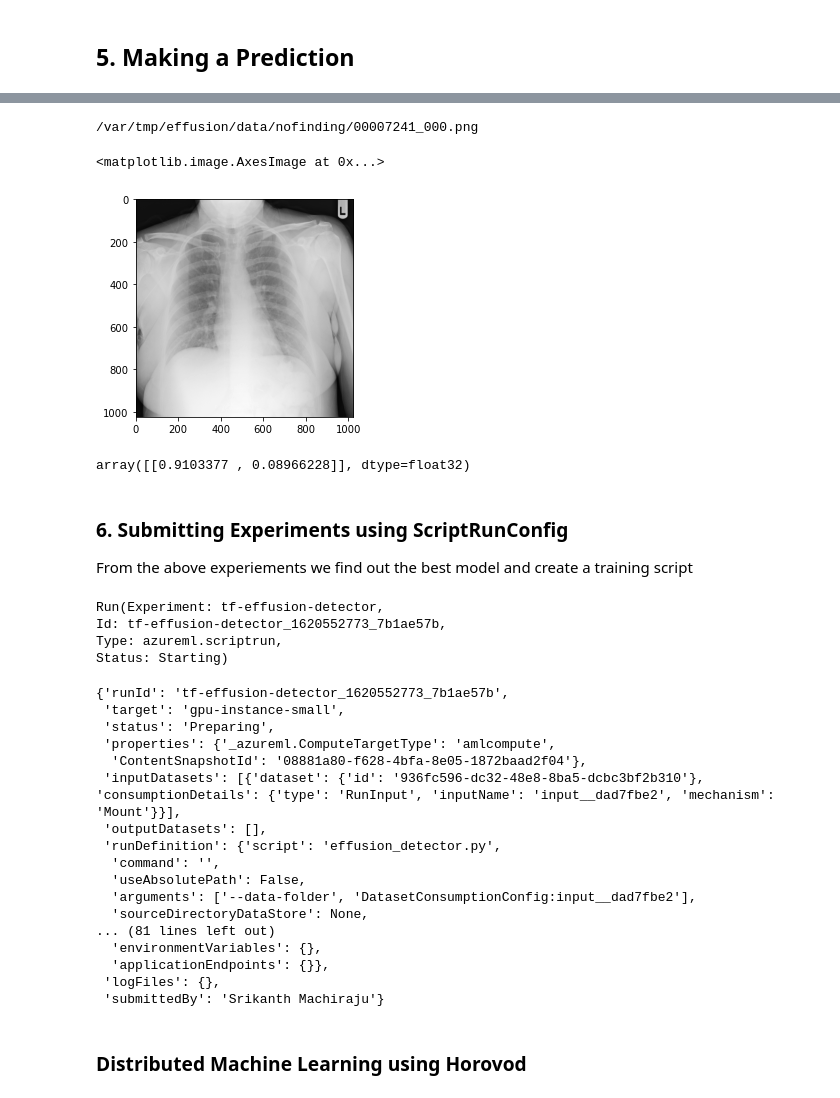
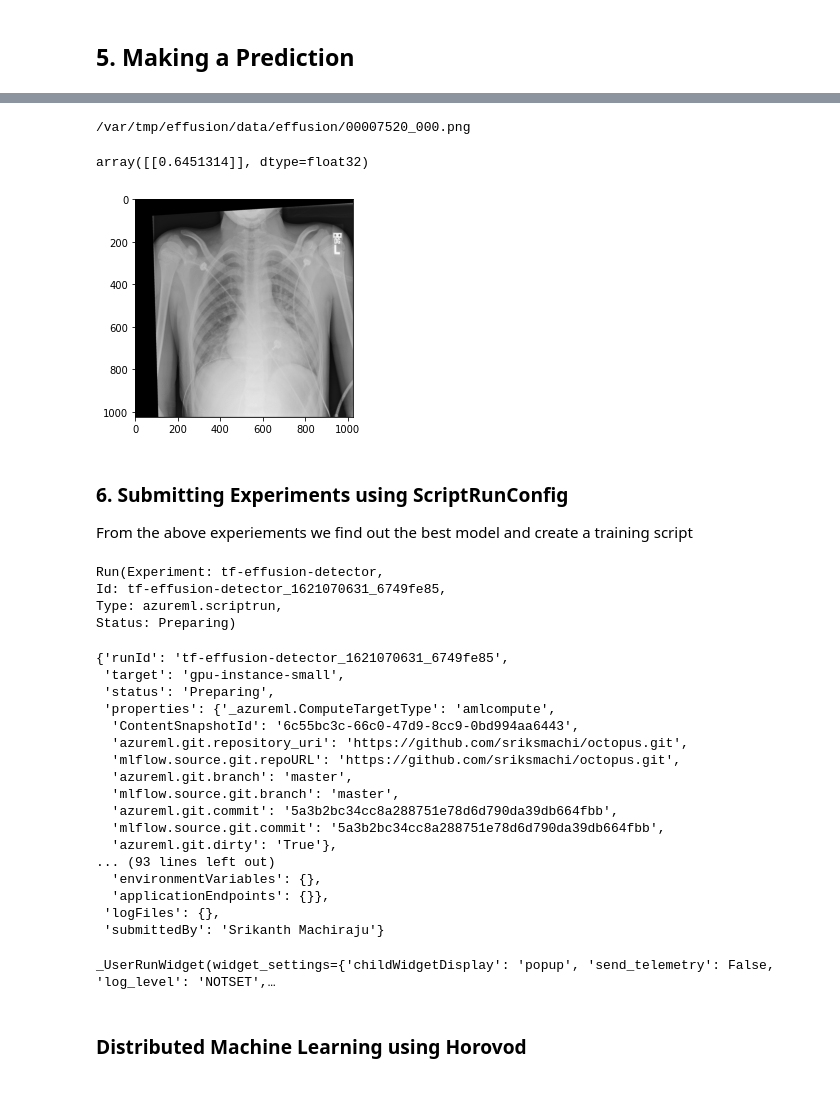
Before and after one commit to manjulakj/dl, a Jupyter notebook: Working_With_Chest_XRay_Images-.ipynb, the cells around one changed output, grey strips where cells are left out. Cells and saved outputs as stored; diff of their text form; code cells hidden in the pictures.

```diff
--- a/Working_With_Chest_XRay_Images-.ipynb
+++ b/Working_With_Chest_XRay_Images-.ipynb
@@ -334,7 +357,7 @@ class AugmentedDataGenerator(tf.keras.utils.Sequence):
                 continue
         X = np.delete(X, delete_rows, axis=0)
         y = np.delete(y, delete_rows, axis=0)
-        return X, k.utils.to_categorical(y, num_classes=self.n_classes)
+        return X, y
 # %% [markdown]
 ## 3. Ablation Run
 # %% [markdown]
@@ -351,7 +374,6 @@ cnn.fit(training_generator, epochs=1, validation_data=validation_generator)
 <tensorflow.python.keras.callbacks.History at 0x...>
 # %%
 training_generator = AugmentedDataGenerator('train', ablation=5)
-validation_generator = AugmentedDataGenerator('val', ablation=5)
 
 cnn.fit(training_generator, epochs=5, validation_data=None)
 # %% [output]
@@ -437,12 +474,14 @@ class DecayLR(tf.keras.callbacks.Callback):
 training_generator = AugmentedDataGenerator('train', ablation=None)
 validation_generator = AugmentedDataGenerator('val', ablation=None)
 
+class_weight = {0: 1., 1: 10.}
 auc_logger = roc_callback()
+os.makedirs('models', exist_ok=True)
 filepath = 'models/best_model.hdf5'
 checkpoint = ModelCheckpoint(filepath, monitor='val_auc', verbose=1, save_best_only=True, mode='max')
-
+ES = tf.keras.callbacks.EarlyStopping(monitor='val_auc', patience=5, verbose=1, mode='max')
 decay = DecayLR()
 
-cnn.fit(training_generator, epochs=10, validation_data=validation_generator, callbacks=[auc_logger, decay, checkpoint])
+history = cnn.fit(training_generator, epochs=10, validation_data=validation_generator, callbacks=[auc_logger, decay, ES, checkpoint], class_weight=class_weight)
 # %% [output]
 Epoch 1/10
@@ -467,4 +509,4 @@ Epoch 00010: val_auc did not improve from 0.93735
 ## 5. Making a Prediction
 # %%
 from tensorflow.keras.models import load_model
-final_model = cnn.load_weights('models/best_model.hdf5')
+cnn.load_weights('models/best_model.hdf5')
@@ -477,19 +513,16 @@ ii  libhdf5-serial-dev                     1.10.0-patch1+docs-4
 # %%
-validation_path = os.path.join(DATASET_PATH, disease_cls[1], '*')
+validation_path = os.path.join(DATASET_PATH, disease_cls[0], '*')
 validations = glob.glob(validation_path)
 image_id = np.random.randint(0, len(validations))
 print(validations[image_id])
 validation = cv2.imread(validations[image_id], cv2.IMREAD_GRAYSCALE)
 plt.imshow(validation,cmap='gray')
+img = preprocess_img(validation[:, :, np.newaxis], 'validation')
+cnn.predict(img[np.newaxis,:])
 # %% [output]
-/var/tmp/effusion/data/nofinding/00007241_000.png
+/var/tmp/effusion/data/effusion/00007520_000.png
-<matplotlib.image.AxesImage at 0x...>
+array([[0.6451314]], dtype=float32)
-[figure, old version]
+[figure, new version]
-# %%
-img = preprocess_img(validation[:, :, np.newaxis], 'validation')
-final_model.predict(img[np.newaxis,:])
-# %% [output]
-array([[0.9103377 , 0.08966228]], dtype=float32)
 # %% [markdown]
 ### 6. Submitting Experiments using ScriptRunConfig
 
@@ -510,50 +543,48 @@ experiment_name = 'tf-effusion-detector'
 experiment = Experiment(ws, name=experiment_name)
 
 tf_env = Environment("tensorflow-2.3-gpu")
-
 packages = CondaDependencies.create(conda_packages=['scikit-learn','pip'],
                                     pip_packages=['azureml-defaults', 'opencv-python==3.3.0.9', 'matplotlib', 'keras<=2.3.1', 'azureml-sdk', 'azureml-widgets', 'tensorflow'])
-
 tf_env.python.conda_dependencies = packages
 
-# Specify a GPU base image
-# tf_env.docker.enabled = True
-# tf_env.docker.base_image = 'mcr.microsoft.com/azureml/openmpi3.1.2-cuda10.1-cudnn7-ubuntu18.04'
-
+args = ['--data-folder', dataset.as_mount(), '--epochs', 20]
+compute_target = ComputeTarget(workspace=ws, name='gpu-instance-small')
 src = ScriptRunConfig(source_directory=project_folder,
                       script='effusion_detector.py',
-                      arguments=['--data-folder', dataset.as_mount()],
+                      arguments=args,
                       compute_target=compute_target,
                       environment=tf_env)
 
 run = experiment.submit(src)
 print(run)
 run.get_details()
-
-from azureml.widgets import RunDetails
-RunDetails(run).show()
 # %% [output]
 Run(Experiment: tf-effusion-detector,
-Id: tf-effusion-detector_1620552773_7b1ae57b,
+Id: tf-effusion-detector_1621070631_6749fe85,
 Type: azureml.scriptrun,
-Status: Starting)
+Status: Preparing)
-{'runId': 'tf-effusion-detector_1620552773_7b1ae57b',
+{'runId': 'tf-effusion-detector_1621070631_6749fe85',
  'target': 'gpu-instance-small',
  'status': 'Preparing',
  'properties': {'_azureml.ComputeTargetType': 'amlcompute',
-  'ContentSnapshotId': '08881a80-f628-4bfa-8e05-1872baad2f04'},
- 'inputDatasets': [{'dataset': {'id': '936fc596-dc32-48e8-8ba5-dcbc3bf2b310'}, 'consumptionDetails': {'type': 'RunInput', 'inputName': 'input__dad7fbe2', 'mechanism': 'Mount'}}],
- 'outputDatasets': [],
- 'runDefinition': {'script': 'effusion_detector.py',
-  'command': '',
-  'useAbsolutePath': False,
-  'arguments': ['--data-folder', 'DatasetConsumptionConfig:input__dad7fbe2'],
-  'sourceDirectoryDataStore': None,
-... (81 lines left out)
+  'ContentSnapshotId': '6c55bc3c-66c0-47d9-8cc9-0bd994aa6443',
+  'azureml.git.repository_uri': 'https://github.com/sriksmachi/octopus.git',
+  'mlflow.source.git.repoURL': 'https://github.com/sriksmachi/octopus.git',
+  'azureml.git.branch': 'master',
+  'mlflow.source.git.branch': 'master',
+  'azureml.git.commit': '5a3b2bc34cc8a288751e78d6d790da39db664fbb',
+  'mlflow.source.git.commit': '5a3b2bc34cc8a288751e78d6d790da39db664fbb',
+  'azureml.git.dirty': 'True'},
+... (93 lines left out)
   'environmentVariables': {},
   'applicationEndpoints': {}},
  'logFiles': {},
  'submittedBy': 'Srikanth Machiraju'}
+# %%
+from azureml.widgets import RunDetails
+RunDetails(run).show()
+# %% [output]
+_UserRunWidget(widget_settings={'childWidgetDisplay': 'popup', 'send_telemetry': False, 'log_level': 'NOTSET',…
 # %% [markdown]
 ### Distributed Machine Learning using Horovod
 # %%
```
Also changed, not shown: parts of 21 cells of this notebook, 3 other files.
